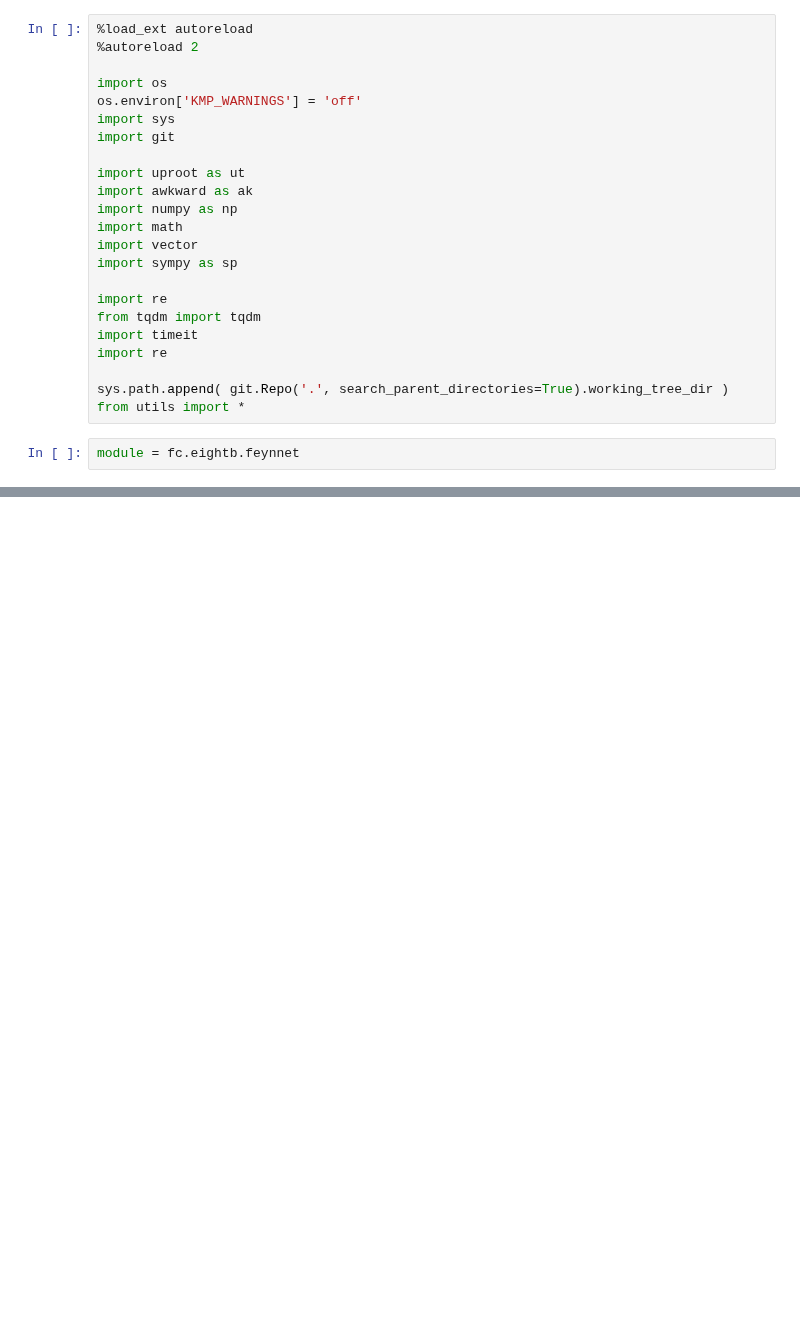
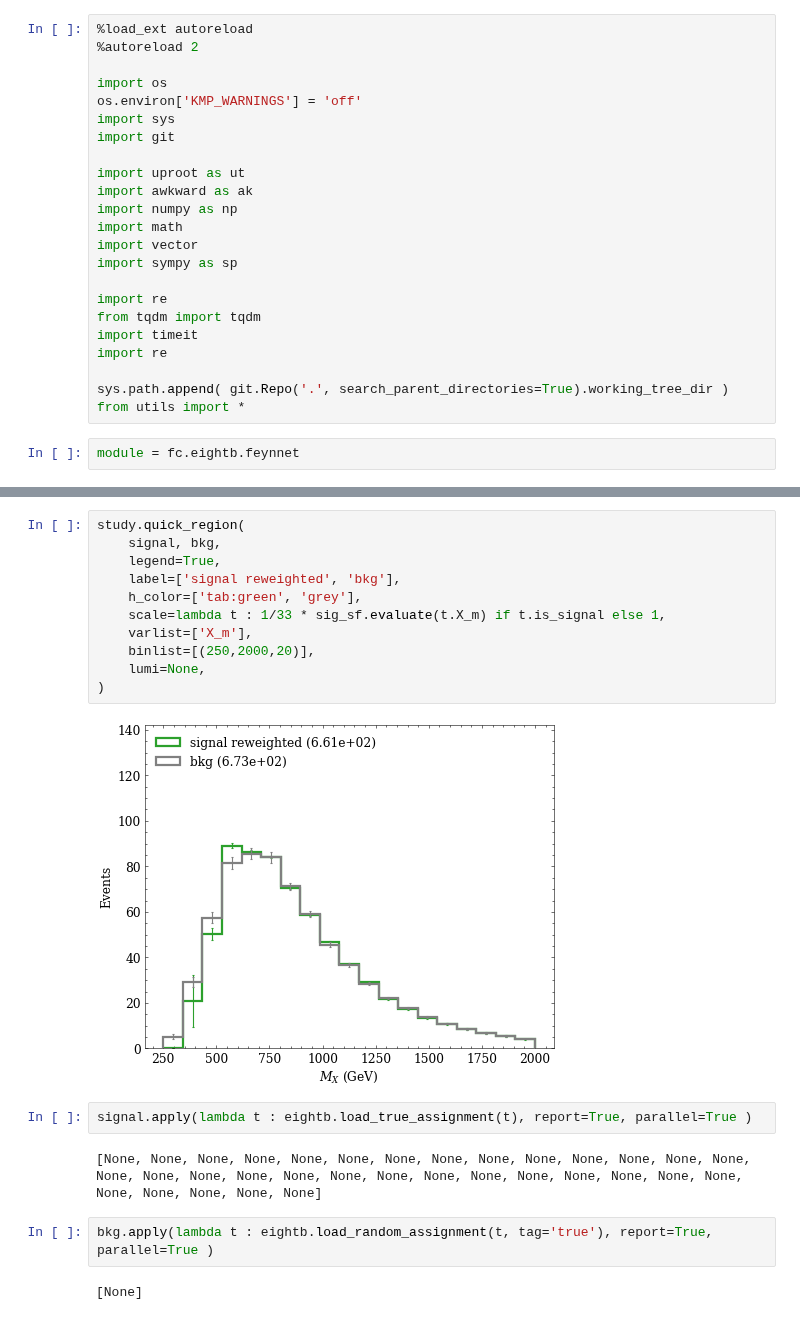
Before and after one commit to ekoenig4/analysis, a Jupyter notebook: jupyter/feynnet/x_yy_4h_8b/feynnet_reweighting.ipynb, the cells around one changed output, grey strips where cells are left out. Cells and saved outputs as stored; diff of their text form; blank space fills up the shorter version.

```diff
--- a/jupyter/feynnet/x_yy_4h_8b/feynnet_reweighting.ipynb
+++ b/jupyter/feynnet/x_yy_4h_8b/feynnet_reweighting.ipynb
@@ -236,0 +76,21 @@ study.quick(
+# %%
+study.quick_region(
+    signal, bkg,
+    legend=True,
+    label=['signal reweighted', 'bkg'],
+    h_color=['tab:green', 'grey'],
+    scale=lambda t : 1/33 * sig_sf.evaluate(t.X_m) if t.is_signal else 1,
+    varlist=['X_m'],
+    binlist=[(250,2000,20)],
+    lumi=None,
+)
+# %% [output]
+[figure, added]
+# %%
+signal.apply(lambda t : eightb.load_true_assignment(t), report=True, parallel=True )
+# %% [output]
+[None, None, None, None, None, None, None, None, None, None, None, None, None, None, None, None, None, None, None, None, None, None, None, None, None, None, None, None, None, None, None, None, None]
+# %%
+bkg.apply(lambda t : eightb.load_random_assignment(t, tag='true'), report=True, parallel=True )
+# %% [output]
+[None]
```
Also changed, not shown: parts of 39 cells of this notebook, 2 other files.
